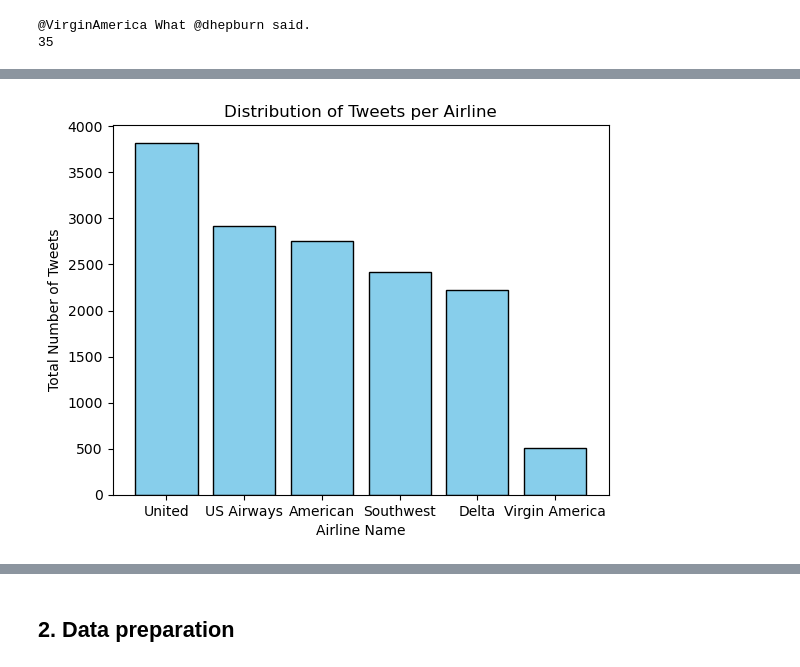
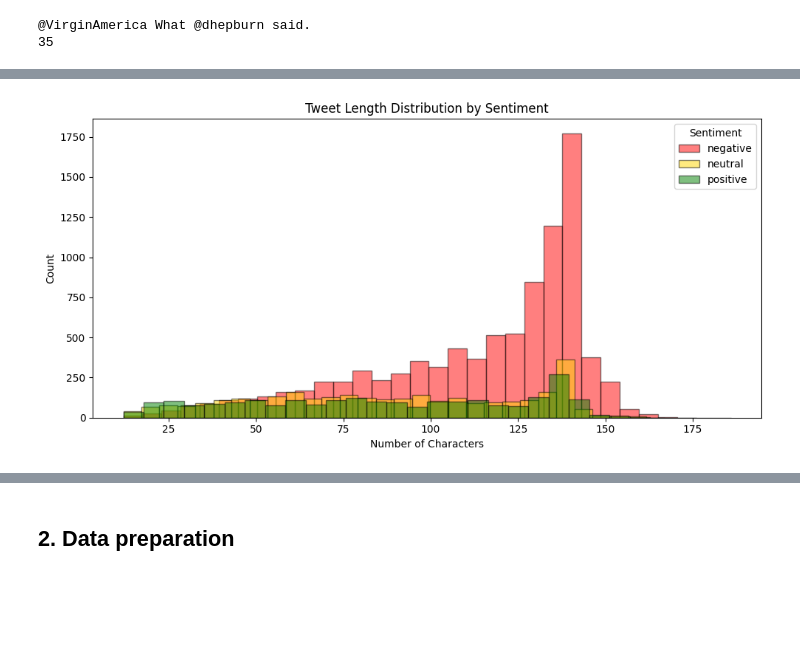
Before and after one commit to CoenHiddink2001/DLNLP_Group8, a Jupyter notebook: NLP assignment.ipynb, the cells around one changed output, grey strips where cells are left out. Saved outputs shown, nothing was run; the diff lists cells and outputs as text; code cells hidden in the pictures; blank space fills up the shorter version.

Commit message:
Nieuwe plots EDA

```diff
--- a/NLP assignment.ipynb
+++ b/NLP assignment.ipynb
@@ -252,12 +250,20 @@ Name: airline, dtype: int64
 # %%
-# Plot Airline balance
-plt.bar(airline_counts.index, airline_counts.values, color='skyblue', edgecolor='black')
-plt.title('Distribution of Tweets per Airline')
-plt.xlabel('Airline Name')
-plt.ylabel('Total Number of Tweets')
+# Tweet length distribution per sentiment class
+sentiments = ['negative', 'neutral', 'positive']
+colors = {'negative': 'red', 'neutral': 'gold', 'positive': 'green'}
 
-# Save
-plt.savefig('plots/airline_class_balance.png')
+plt.figure(figsize=(10, 5))
+for sentiment in sentiments:
+    lengths = data[data['airline_sentiment'] == sentiment]['text'].str.len()
+    plt.hist(lengths, bins=30, alpha=0.5, label=sentiment, color=colors[sentiment], edgecolor='black')
+
+plt.title('Tweet Length Distribution by Sentiment')
+plt.xlabel('Number of Characters')
+plt.ylabel('Count')
+plt.legend(title='Sentiment')
+plt.tight_layout()
+plt.savefig('plots/length_by_sentiment.png', dpi=150)
+plt.show()
 # %% [output]
-[figure, old version]
+[figure, new version]
 # %%
```
Also changed, not shown: parts of 11 cells of this notebook, 5 other files.
